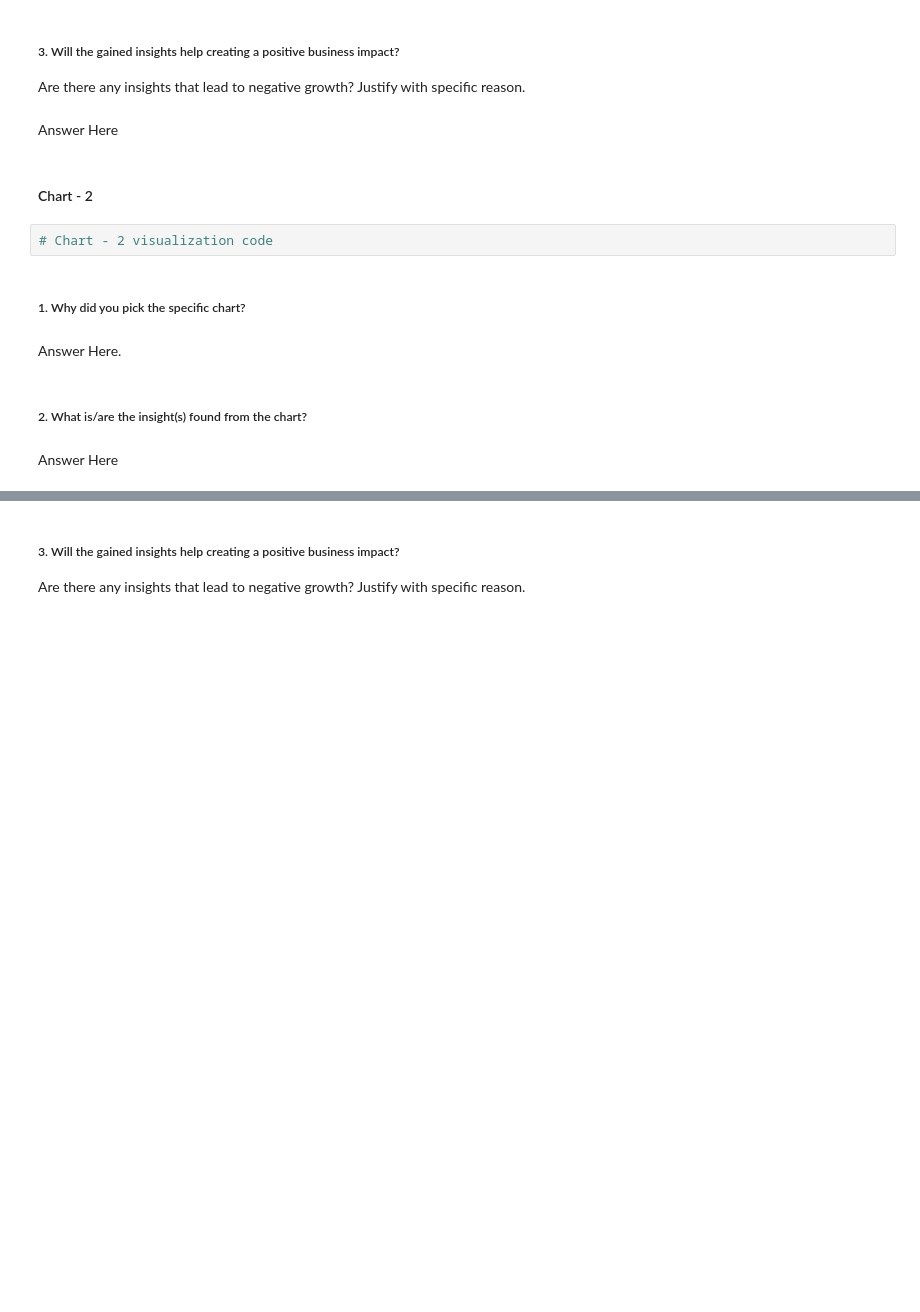
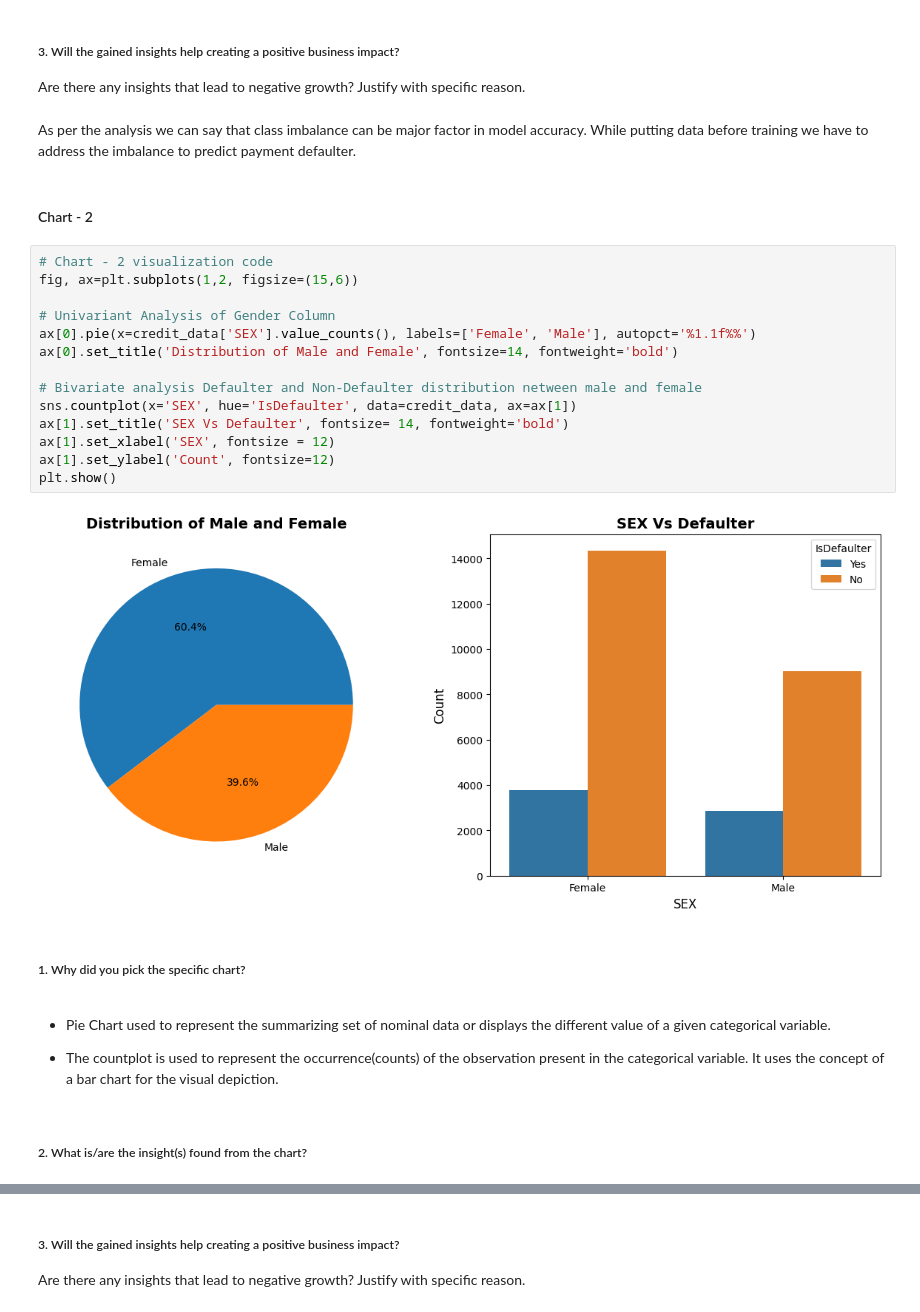
Before and after one commit to Mr-Himanshu123/Credit-Card-Default-Prediction, a Jupyter notebook: Credit_Card_Default_Prediction.ipynb, the cells around one changed output, grey strips where cells are left out. Cells and saved outputs as stored; diff of their text form; blank space fills up the shorter version.

```diff
--- a/Credit_Card_Default_Prediction.ipynb
+++ b/Credit_Card_Default_Prediction.ipynb
@@ -357,17 +412,31 @@ Answer Here
 # %% [markdown]
 ##### 3. Will the gained insights help creating a positive business impact?
 Are there any insights that lead to negative growth? Justify with specific reason.
-# %% [markdown]
-Answer Here
+# %% [markdown]
+As per the analysis we can say that class imbalance can be major factor in model accuracy. While putting data before training we have to address the imbalance to predict payment defaulter.
 # %% [markdown]
 #### Chart - 2
-# %%
-# Chart - 2 visualization code
+# %%
+# Chart - 2 visualization code
+fig, ax=plt.subplots(1,2, figsize=(15,6))
+
+# Univariant Analysis of Gender Column
+ax[0].pie(x=credit_data['SEX'].value_counts(), labels=['Female', 'Male'], autopct='%1.1f%%')
+ax[0].set_title('Distribution of Male and Female', fontsize=14, fontweight='bold')
+
+# Bivariate analysis Defaulter and Non-Defaulter distribution netween male and female
+sns.countplot(x='SEX', hue='IsDefaulter', data=credit_data, ax=ax[1])
+ax[1].set_title('SEX Vs Defaulter', fontsize= 14, fontweight='bold')
+ax[1].set_xlabel('SEX', fontsize = 12)
+ax[1].set_ylabel('Count', fontsize=12)
+plt.show()
+# %% [output]
+[figure, added]
 # %% [markdown]
 ##### 1. Why did you pick the specific chart?
-# %% [markdown]
-Answer Here.
+# %% [markdown]
+* Pie Chart used to represent the summarizing set of nominal data or displays the different value of a given categorical variable.
+
+* The countplot is used to represent the occurrence(counts) of the observation present in the categorical variable. It uses the concept of a bar chart for the visual depiction.
 # %% [markdown]
 ##### 2. What is/are the insight(s) found from the chart?
-# %% [markdown]
-Answer Here
```
Also changed, not shown: parts of 39 cells of this notebook.
